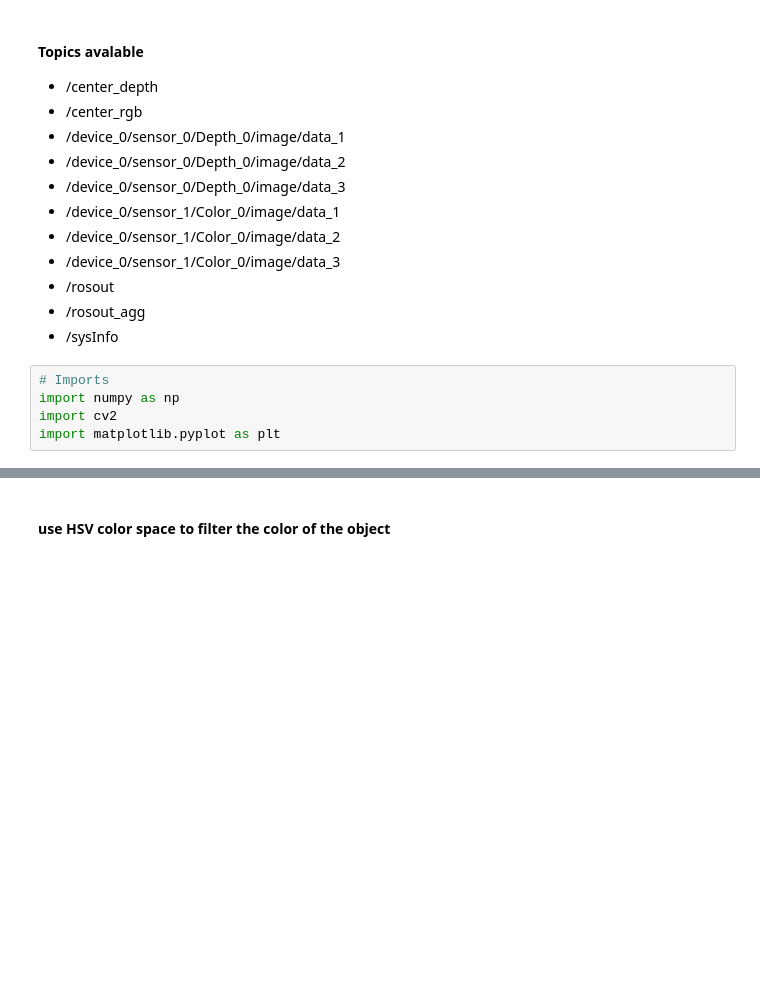
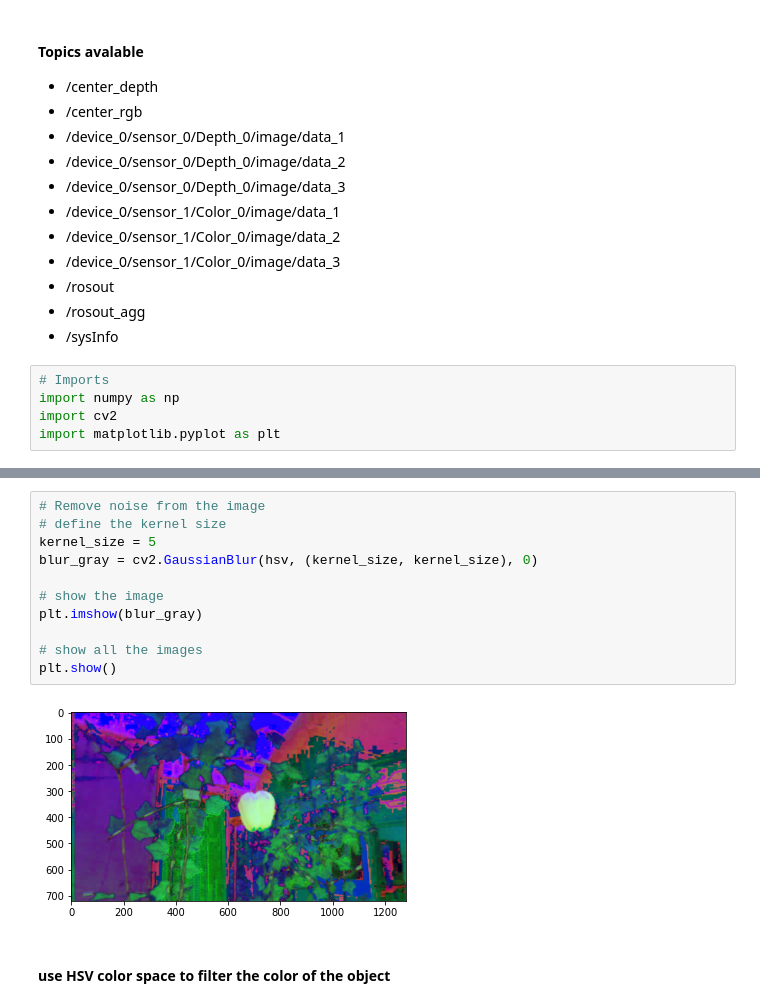
Before and after one commit to Binbasri-in/eyrc22_KB_2668, a Jupyter notebook: task2.2/opencv1.ipynb, the cells around one changed output, grey strips where cells are left out. Saved outputs shown, nothing was run; the diff lists cells and outputs as text; blank space fills up the shorter version.

```diff
--- a/task2.2/opencv1.ipynb
+++ b/task2.2/opencv1.ipynb
@@ -68,3 +46,16 @@ plt.show()
+# %%
+# Remove noise from the image
+# define the kernel size
+kernel_size = 5
+blur_gray = cv2.GaussianBlur(hsv, (kernel_size, kernel_size), 0)
+
+# show the image
+plt.imshow(blur_gray)
+
+# show all the images
+plt.show()
+# %% [output]
+[figure, added]
 # %% [markdown]
 #### use HSV color space to filter the color of the object
 # %%
```
Also changed, not shown: parts of 23 cells of this notebook.
